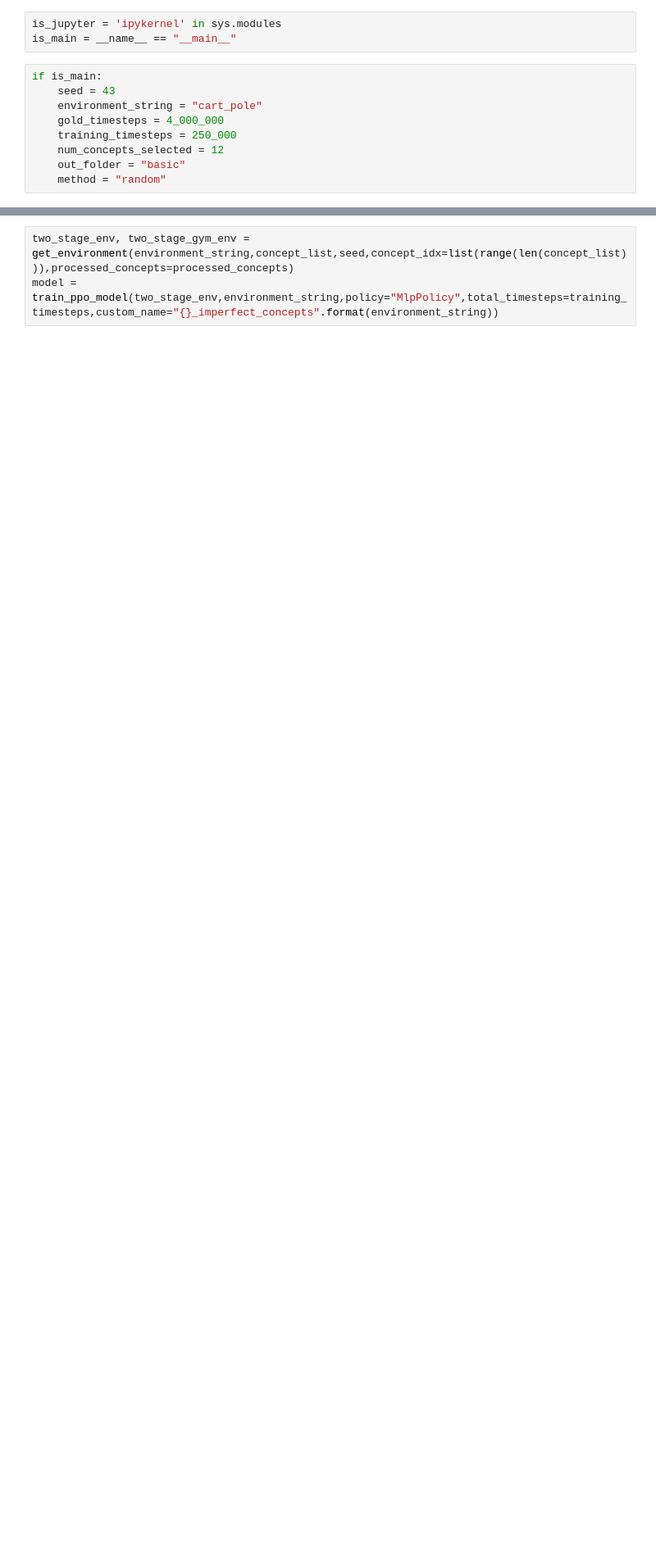
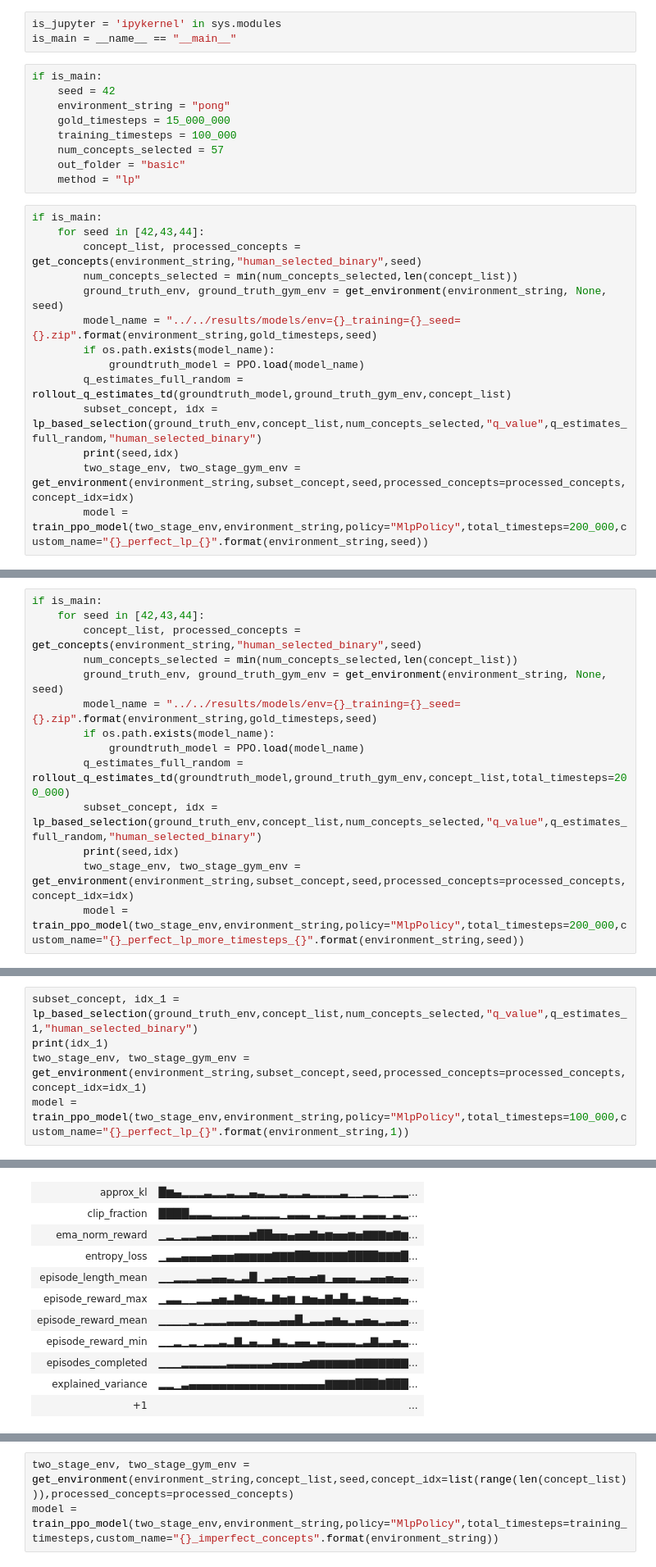
Before and after one commit to naveenr414/concept_decisions, a Jupyter notebook: scripts/notebooks/Scratch Space.ipynb, the cells around one changed output, grey strips where cells are left out. Shown at 82% size. Saved outputs shown, nothing was run; the diff lists cells and outputs as text; blank space fills up the shorter version.

```diff
--- a/scripts/notebooks/Scratch Space.ipynb
+++ b/scripts/notebooks/Scratch Space.ipynb
@@ -31,10 +31,24 @@ is_jupyter = 'ipykernel' in sys.modules
 is_main = __name__ == "__main__"
 # %%
 if is_main:
-    seed = 43
-    environment_string = "cart_pole"
-    gold_timesteps = 4_000_000
-    training_timesteps = 250_000
-    num_concepts_selected = 12
+    seed = 42
+    environment_string = "pong"
+    gold_timesteps = 15_000_000
+    training_timesteps = 100_000
+    num_concepts_selected = 57
     out_folder = "basic"
-    method = "random"
+    method = "lp"
+# %%
+if is_main:
+    for seed in [42,43,44]:
+        concept_list, processed_concepts = get_concepts(environment_string,"human_selected_binary",seed)
+        num_concepts_selected = min(num_concepts_selected,len(concept_list))
+        ground_truth_env, ground_truth_gym_env = get_environment(environment_string, None, seed)
+        model_name = "../../results/models/env={}_training={}_seed={}.zip".format(environment_string,gold_timesteps,seed)
+        if os.path.exists(model_name):
+            groundtruth_model = PPO.load(model_name)
+        q_estimates_full_random = rollout_q_estimates_td(groundtruth_model,ground_truth_gym_env,concept_list)
+        subset_concept, idx = lp_based_selection(ground_truth_env,concept_list,num_concepts_selected,"q_value",q_estimates_full_random,"human_selected_binary")
+        print(seed,idx)
+        two_stage_env, two_stage_gym_env = get_environment(environment_string,subset_concept,seed,processed_concepts=processed_concepts,concept_idx=idx)
+        model = train_ppo_model(two_stage_env,environment_string,policy="MlpPolicy",total_timesteps=200_000,custom_name="{}_perfect_lp_{}".format(environment_string,seed))
@@ -40,0 +98,14 @@ if is_main:
+# %%
+if is_main:
+    for seed in [42,43,44]:
+        concept_list, processed_concepts = get_concepts(environment_string,"human_selected_binary",seed)
+        num_concepts_selected = min(num_concepts_selected,len(concept_list))
+        ground_truth_env, ground_truth_gym_env = get_environment(environment_string, None, seed)
+        model_name = "../../results/models/env={}_training={}_seed={}.zip".format(environment_string,gold_timesteps,seed)
+        if os.path.exists(model_name):
+            groundtruth_model = PPO.load(model_name)
+        q_estimates_full_random = rollout_q_estimates_td(groundtruth_model,ground_truth_gym_env,concept_list,total_timesteps=200_000)
+        subset_concept, idx = lp_based_selection(ground_truth_env,concept_list,num_concepts_selected,"q_value",q_estimates_full_random,"human_selected_binary")
+        print(seed,idx)
+        two_stage_env, two_stage_gym_env = get_environment(environment_string,subset_concept,seed,processed_concepts=processed_concepts,concept_idx=idx)
+        model = train_ppo_model(two_stage_env,environment_string,policy="MlpPolicy",total_timesteps=200_000,custom_name="{}_perfect_lp_more_timesteps_{}".format(environment_string,seed))
@@ -40,0 +571,6 @@ if is_main:
+# %%
+subset_concept, idx_1 = lp_based_selection(ground_truth_env,concept_list,num_concepts_selected,"q_value",q_estimates_1,"human_selected_binary")
+print(idx_1)
+two_stage_env, two_stage_gym_env = get_environment(environment_string,subset_concept,seed,processed_concepts=processed_concepts,concept_idx=idx_1)
+model = train_ppo_model(two_stage_env,environment_string,policy="MlpPolicy",total_timesteps=100_000,custom_name="{}_perfect_lp_{}".format(environment_string,1))
+# %% [output]
@@ -40,0 +587,11 @@ if is_main:
+| approx_kl | █▆▄▂▂▂▃▂▂▃▂▂▄▃▂▂▃▂▂▃▂▂▂▂▃▁▁▂▂▁▁▂▂... |
+| clip_fraction | ████▃▃▃▂▂▂▂▃▂▂▂▂▁▃▃▃▁▃▂▂▃▃▁▃▃▃▁▃▂... |
+| ema_norm_reward | ▁▂▁▂▂▃▃▄▄▄▄▄▆██▅▅▄▅▅▇▅▆▅▅▆▅▇▇▇▆▇▆... |
+| entropy_loss | ▁▃▃▄▄▄▄▅▅▅▆▆▆▆▆▇▇▇██▇▇▇▇▇████▇▇▇█... |
+| episode_length_mean | ▁▁▂▂▂▃▃▄▄▃▂▃█▁▃▄▄▅▄▄▅▆▁▄▄▄▂▂▄▄▅▄▄... |
+| episode_reward_max | ▁▃▃▁▁▂▂▄▅▃▇▆▅▄▂▇▅▆▁▆▅▄▇▄█▄▂▆▅▄▄▅▄... |
+| episode_reward_mean | ▁▁▁▁▂▁▂▂▂▃▃▃▄▃▃▃▄▄█▂▃▃▄▆▄▂▄▅▄▂▃▃▄... |
+| episode_reward_min | ▁▁▂▁▂▁▂▂▃▂▇▂▄▂▂▆▃▂▄▄▂▄▃▃▃▃▂▃▇▃▃▅▃... |
+| episodes_completed | ▁▁▁▂▂▂▂▂▂▃▃▃▃▃▃▄▄▄▄▅▆▆▆▆▆▆▇▇▇▇▇▇▇... |
+| explained_variance | ▂▂▁▃▄▄▄▄▄▄▄▄▄▄▄▄▄▄▄▄▄▄▇▇▇▇███▇███... |
+| +1 | ... |
```
Also changed, not shown: parts of 72 cells of this notebook, 18 other files.
